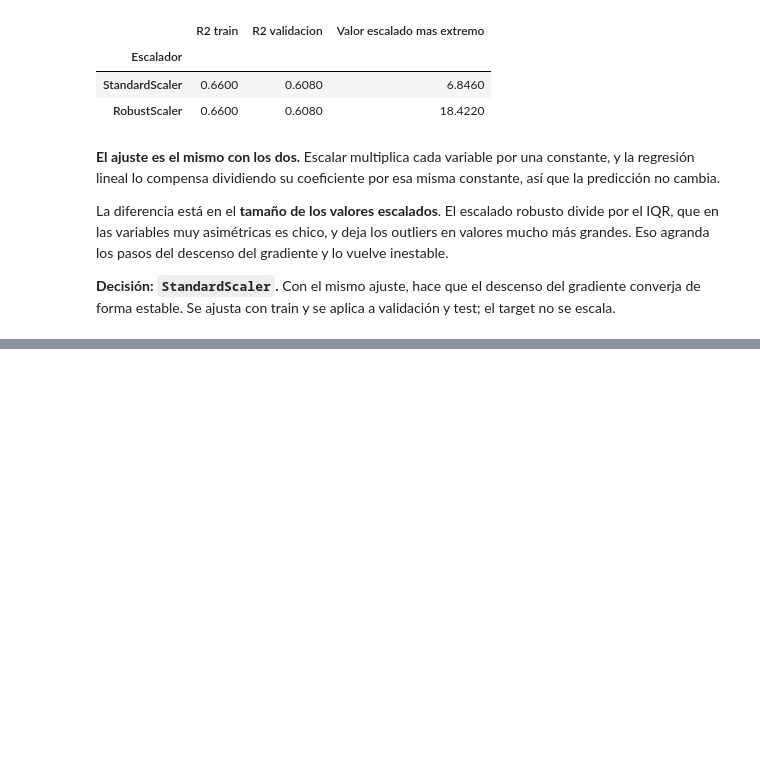
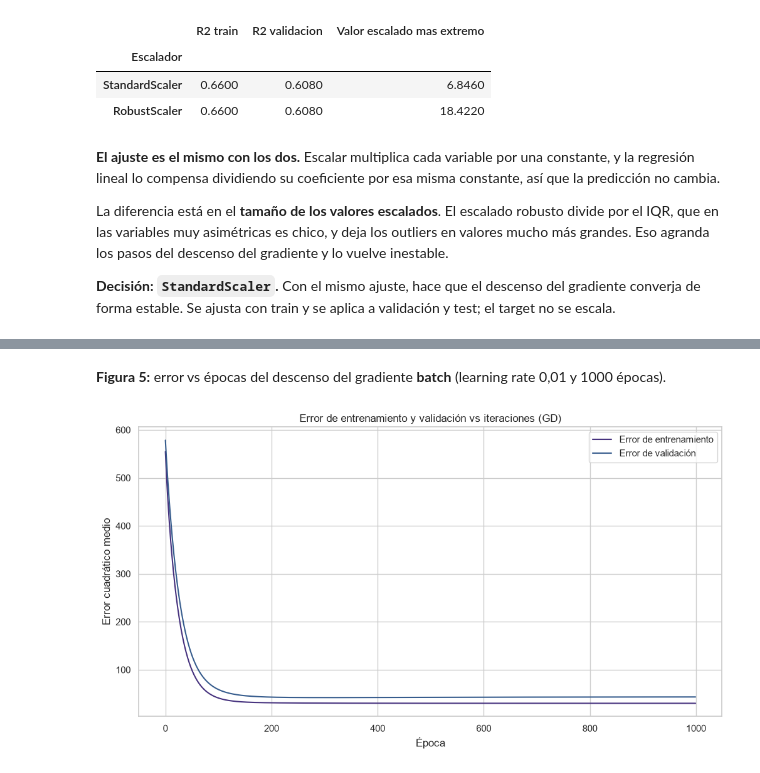
Before and after one commit to Franrnn/TP_AA1_Esparza_Pico_Renna, a Jupyter notebook: TP1/TP-regresion-AA1.ipynb, the cells around one changed output, grey strips where cells are left out. Cells and saved outputs as stored; diff of their text form; code cells hidden in the pictures; blank space fills up the shorter version.

Commit message:
Realizamos regresion lineal e implementamos descenso del gradiente (batch, mini-batch y SGD).

```diff
--- a/TP1/TP-regresion-AA1.ipynb
+++ b/TP1/TP-regresion-AA1.ipynb
@@ -583,0 +591,8 @@ pd.DataFrame({'Media': escalado.mean(), 'Desvio': escalado.std()}).round(2).T
+# %%
+# Regresion lineal multiple sobre los datos de train escalados
+modelo_lineal = LinearRegression()
+modelo_lineal.fit(X_train_scaled, y_train)
+
+coeficientes = pd.DataFrame({'Coeficiente': modelo_lineal.coef_}, index=cols_features)
+print(f'Intercepto: {modelo_lineal.intercept_:.2f}')
+coeficientes.sort_values('Coeficiente', key=abs, ascending=False).round(2).T
@@ -583,0 +1016,16 @@ pd.DataFrame({'Media': escalado.mean(), 'Desvio': escalado.std()}).round(2).T
+# %%
+# Preparacion: las funciones piden y con forma (n, 1) y devuelven W con la columna de unos incluida
+y_train_gd = y_train.values.reshape(-1, 1)
+y_val_gd = y_val.values.reshape(-1, 1)
+
+def predecir_con_W(X_scaled, W):
+    # Se agrega la columna de unos igual que hacen las funciones, y se multiplica por los pesos
+    return (np.hstack((np.ones((X_scaled.shape[0], 1)), X_scaled)) @ W).ravel()
+# %% [markdown]
+**Figura 5:** error vs épocas del descenso del gradiente **batch** (learning rate 0,01 y 1000 épocas).
+# %%
+# Descenso del gradiente batch: la semilla fija la inicializacion aleatoria de los pesos
+np.random.seed(42)
+W_batch = gradient_descent(X_train_scaled, y_train_gd, X_val_scaled, y_val_gd, lr=0.01, epochs=1000)
+# %% [output]
+[figure, added]
```
Also changed, not shown: parts of 13 cells of this notebook.
